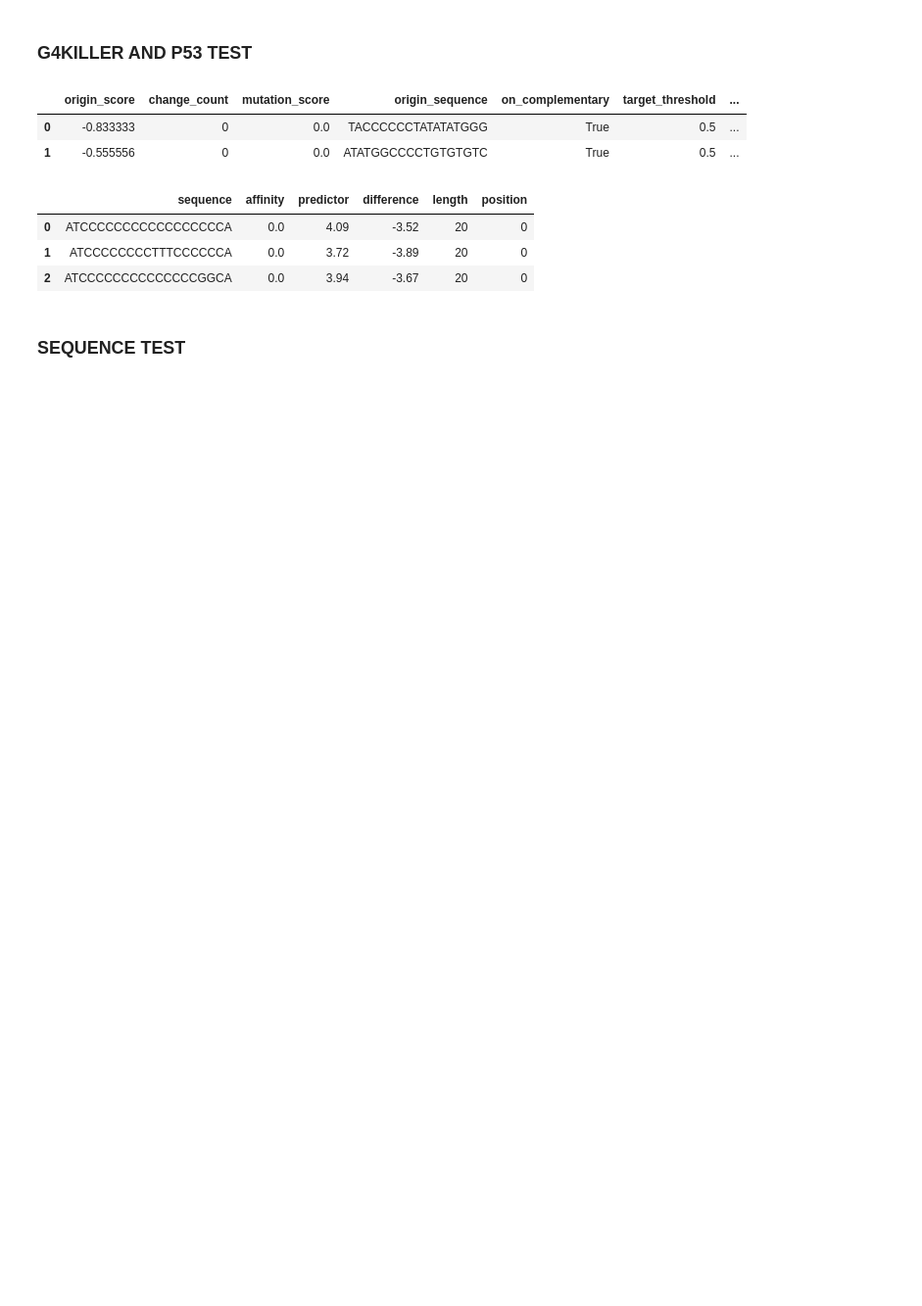
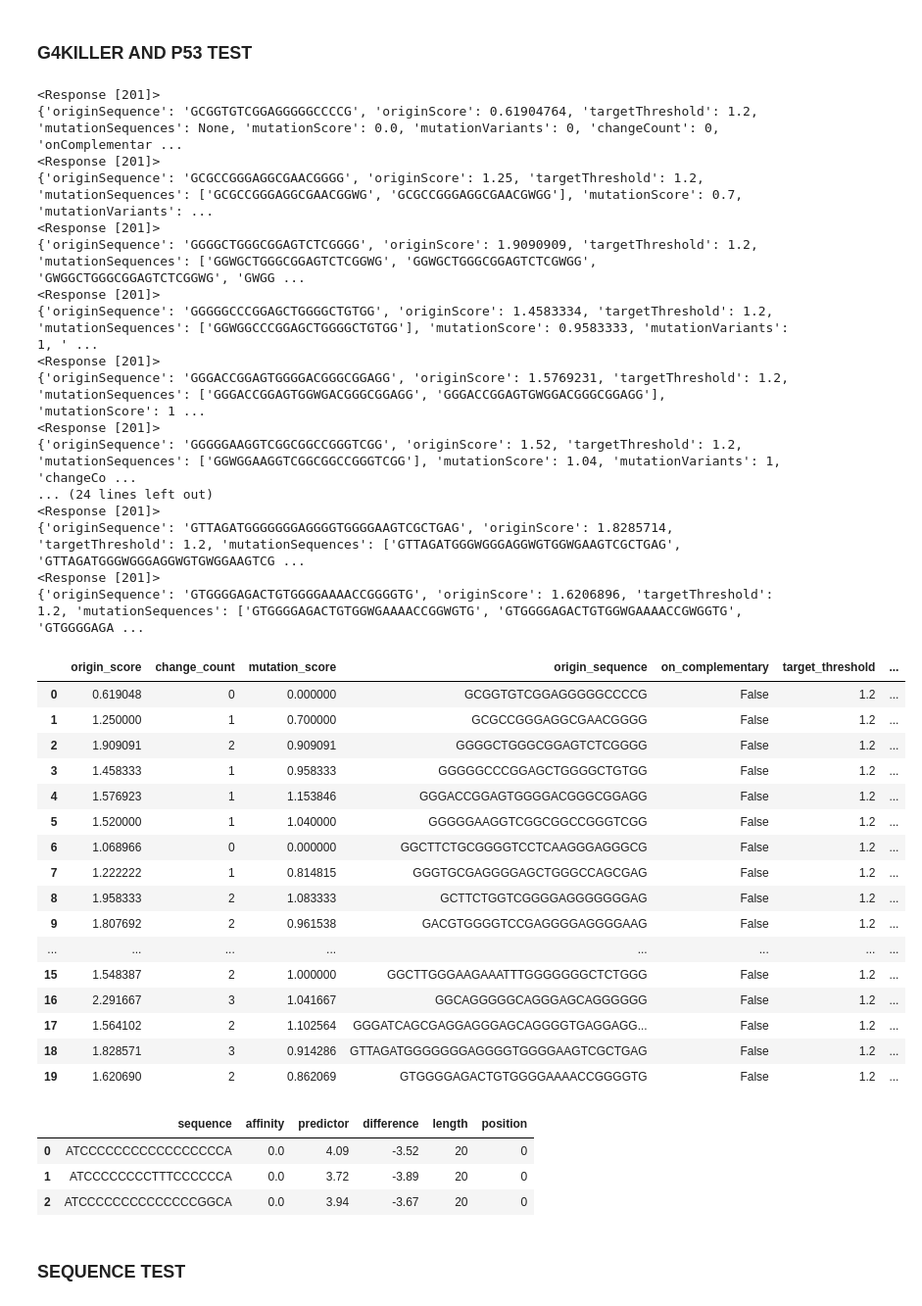
Before and after one commit to patrikkaura/dna-analyser-ibp, a Jupyter notebook: example/all_commands_example.ipynb, the cells around one changed output. Shown: that part at 98% size. Cells and saved outputs as stored; diff of their text form; code cells hidden in the pictures; blank space fills up the shorter version.

Commit message:
fix: g4killer sequence has to be joind into string

```diff
--- a/example/all_commands_example.ipynb
+++ b/example/all_commands_example.ipynb
@@ -12,13 +12,44 @@ API = Api() # login OK
 # %%
 # API.g4killer.run(complementary=False, sequence='ATACCCCCCGCCC', threshold=1.2) # g4killer OK
 
-API.g4killer.run_multiple(complementary=True,
-                          sequences=['ATGGGGGGATATATACCC', 'TATACCGGGGACACACAG'],
-                          threshold=0.5)
+API.g4killer.run_multiple(complementary=False,
+                          sequences=['GCGGTGTCGGAGGGGGCCCCG', 'GCGCCGGGAGGCGAACGGGG', 'GGGGCTGGGCGGAGTCTCGGGG', 'GGGGGCCCGGAGCTGGGGCTGTGG', 'GGGACCGGAGTGGGGACGGGCGGAGG', 'GGGGGAAGGTCGGCGGCCGGGTCGG', 'GGCTTCTGCGGGGTCCTCAAGGGAGGGCG', 'GGGTGCGAGGGGAGCTGGGCCAGCGAG', 'GCTTCTGGTCGGGGAGGGGGGGAG', 'GACGTGGGGTCCGAGGGGAGGGGAAG', 'GTGCAAGCGGCGGGGTGTGGGGGGCGCCTCAGGGG', 'GCTTGCACAGGGGCGCGGGGGGCTGCGAGGCCGGAGCGGGGGTGG', 'GACTGGGGAAAGCCGCGGGGGCTGGGCGGGCGTCTCGGAGG', 'GGCCGGGGAGGGACGCGGGACGGGG', 'GGGGCCCAGGGGCTGGGGAG', 'GGCTTGGGAAGAAATTTGGGGGGGCTCTGGG', 'GGCAGGGGGCAGGGAGCAGGGGGG', 'GGGATCAGCGAGGAGGGAGCAGGGGTGAGGAGGGAAGGG', 'GTTAGATGGGGGGGAGGGGTGGGGAAGTCGCTGAG', 'GTGGGGAGACTGTGGGGAAAACCGGGGTG'],
+                          threshold=1.2)
 # %% [output]
+<Response [201]>
+{'originSequence': 'GCGGTGTCGGAGGGGGCCCCG', 'originScore': 0.61904764, 'targetThreshold': 1.2, 'mutationSequences': None, 'mutationScore': 0.0, 'mutationVariants': 0, 'changeCount': 0, 'onComplementar ...
+<Response [201]>
+{'originSequence': 'GCGCCGGGAGGCGAACGGGG', 'originScore': 1.25, 'targetThreshold': 1.2, 'mutationSequences': ['GCGCCGGGAGGCGAACGGWG', 'GCGCCGGGAGGCGAACGWGG'], 'mutationScore': 0.7, 'mutationVariants': ...
+<Response [201]>
+{'originSequence': 'GGGGCTGGGCGGAGTCTCGGGG', 'originScore': 1.9090909, 'targetThreshold': 1.2, 'mutationSequences': ['GGWGCTGGGCGGAGTCTCGGWG', 'GGWGCTGGGCGGAGTCTCGWGG', 'GWGGCTGGGCGGAGTCTCGGWG', 'GWGG ...
+<Response [201]>
+{'originSequence': 'GGGGGCCCGGAGCTGGGGCTGTGG', 'originScore': 1.4583334, 'targetThreshold': 1.2, 'mutationSequences': ['GGWGGCCCGGAGCTGGGGCTGTGG'], 'mutationScore': 0.9583333, 'mutationVariants': 1, ' ...
+<Response [201]>
+{'originSequence': 'GGGACCGGAGTGGGGACGGGCGGAGG', 'originScore': 1.5769231, 'targetThreshold': 1.2, 'mutationSequences': ['GGGACCGGAGTGGWGACGGGCGGAGG', 'GGGACCGGAGTGWGGACGGGCGGAGG'], 'mutationScore': 1 ...
+<Response [201]>
+{'originSequence': 'GGGGGAAGGTCGGCGGCCGGGTCGG', 'originScore': 1.52, 'targetThreshold': 1.2, 'mutationSequences': ['GGWGGAAGGTCGGCGGCCGGGTCGG'], 'mutationScore': 1.04, 'mutationVariants': 1, 'changeCo ...
+... (24 lines left out)
+<Response [201]>
+{'originSequence': 'GTTAGATGGGGGGGAGGGGTGGGGAAGTCGCTGAG', 'originScore': 1.8285714, 'targetThreshold': 1.2, 'mutationSequences': ['GTTAGATGGGWGGGAGGWGTGGWGAAGTCGCTGAG', 'GTTAGATGGGWGGGAGGWGTGWGGAAGTCG ...
+<Response [201]>
+{'originSequence': 'GTGGGGAGACTGTGGGGAAAACCGGGGTG', 'originScore': 1.6206896, 'targetThreshold': 1.2, 'mutationSequences': ['GTGGGGAGACTGTGGWGAAAACCGGWGTG', 'GTGGGGAGACTGTGGWGAAAACCGWGGTG', 'GTGGGGAGA ...
 |  | origin_score | change_count | mutation_score | origin_sequence | on_complementary | target_threshold | ... |
-| 0 | -0.833333 | 0 | 0.0 | TACCCCCCTATATATGGG | True | 0.5 | ... |
-| 1 | -0.555556 | 0 | 0.0 | ATATGGCCCCTGTGTGTC | True | 0.5 | ... |
+| 0 | 0.619048 | 0 | 0.000000 | GCGGTGTCGGAGGGGGCCCCG | False | 1.2 | ... |
+| 1 | 1.250000 | 1 | 0.700000 | GCGCCGGGAGGCGAACGGGG | False | 1.2 | ... |
+| 2 | 1.909091 | 2 | 0.909091 | GGGGCTGGGCGGAGTCTCGGGG | False | 1.2 | ... |
+| 3 | 1.458333 | 1 | 0.958333 | GGGGGCCCGGAGCTGGGGCTGTGG | False | 1.2 | ... |
+| 4 | 1.576923 | 1 | 1.153846 | GGGACCGGAGTGGGGACGGGCGGAGG | False | 1.2 | ... |
+| 5 | 1.520000 | 1 | 1.040000 | GGGGGAAGGTCGGCGGCCGGGTCGG | False | 1.2 | ... |
+| 6 | 1.068966 | 0 | 0.000000 | GGCTTCTGCGGGGTCCTCAAGGGAGGGCG | False | 1.2 | ... |
+| 7 | 1.222222 | 1 | 0.814815 | GGGTGCGAGGGGAGCTGGGCCAGCGAG | False | 1.2 | ... |
+| 8 | 1.958333 | 2 | 1.083333 | GCTTCTGGTCGGGGAGGGGGGGAG | False | 1.2 | ... |
+| 9 | 1.807692 | 2 | 0.961538 | GACGTGGGGTCCGAGGGGAGGGGAAG | False | 1.2 | ... |
+| ... | ... | ... | ... | ... | ... | ... | ... |
+| 15 | 1.548387 | 2 | 1.000000 | GGCTTGGGAAGAAATTTGGGGGGGCTCTGGG | False | 1.2 | ... |
+| 16 | 2.291667 | 3 | 1.041667 | GGCAGGGGGCAGGGAGCAGGGGGG | False | 1.2 | ... |
+| 17 | 1.564102 | 2 | 1.102564 | GGGATCAGCGAGGAGGGAGCAGGGGTGAGGAGG... | False | 1.2 | ... |
+| 18 | 1.828571 | 3 | 0.914286 | GTTAGATGGGGGGGAGGGGTGGGGAAGTCGCTGAG | False | 1.2 | ... |
+| 19 | 1.620690 | 2 | 0.862069 | GTGGGGAGACTGTGGGGAAAACCGGGGTG | False | 1.2 | ... |
 # %%
 # API.p53_predictor.run(sequence='ATCCCCCCCCCCCCCCCCCA') # p53 OK
 API.p53_predictor.run_multiple(sequences=['ATCCCCCCCCCCCCCCCCCA','ATCCCCCCCCTTTCCCCCCA','ATCCCCCCCCCCCCCCGGCA'])
```
Also changed, not shown: parts of 4 cells of this notebook, 8 other files.
